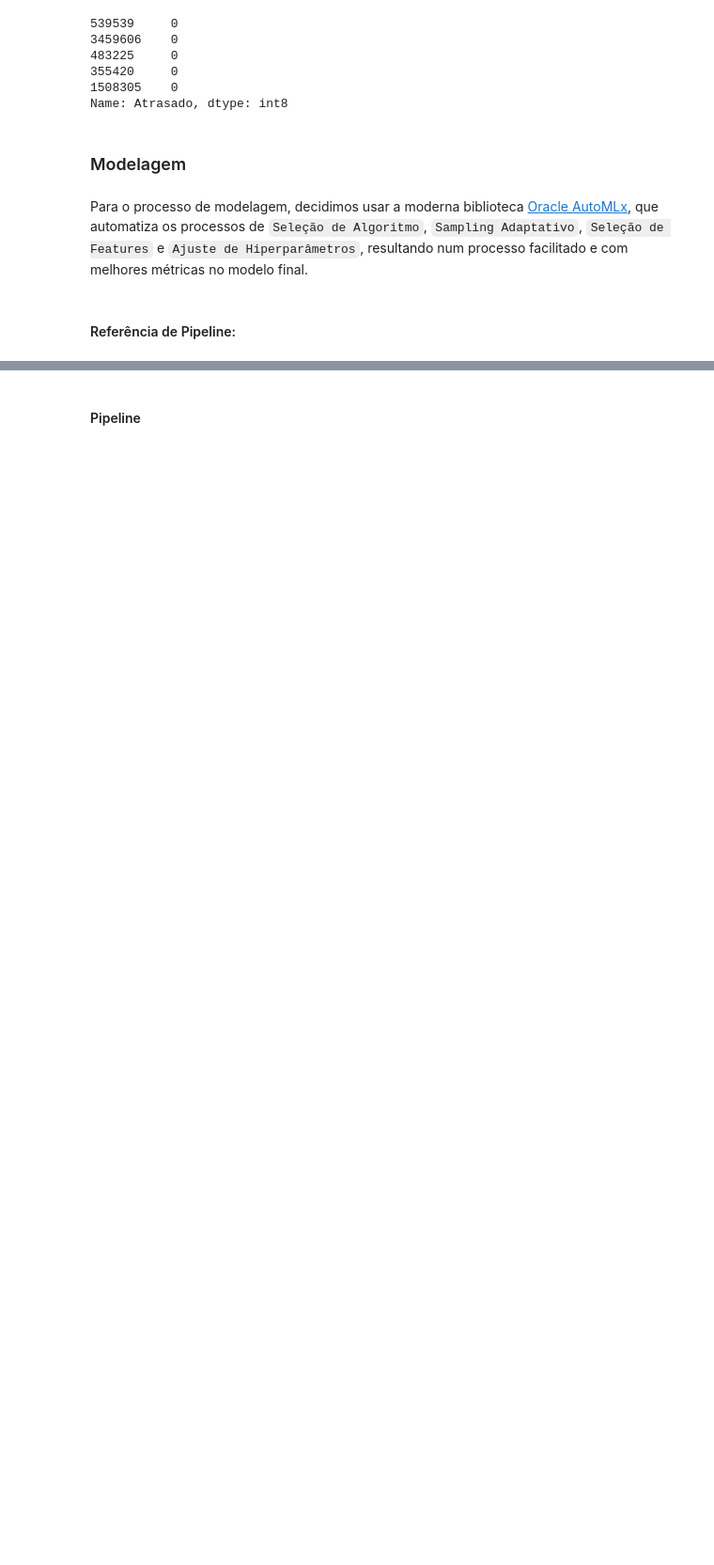
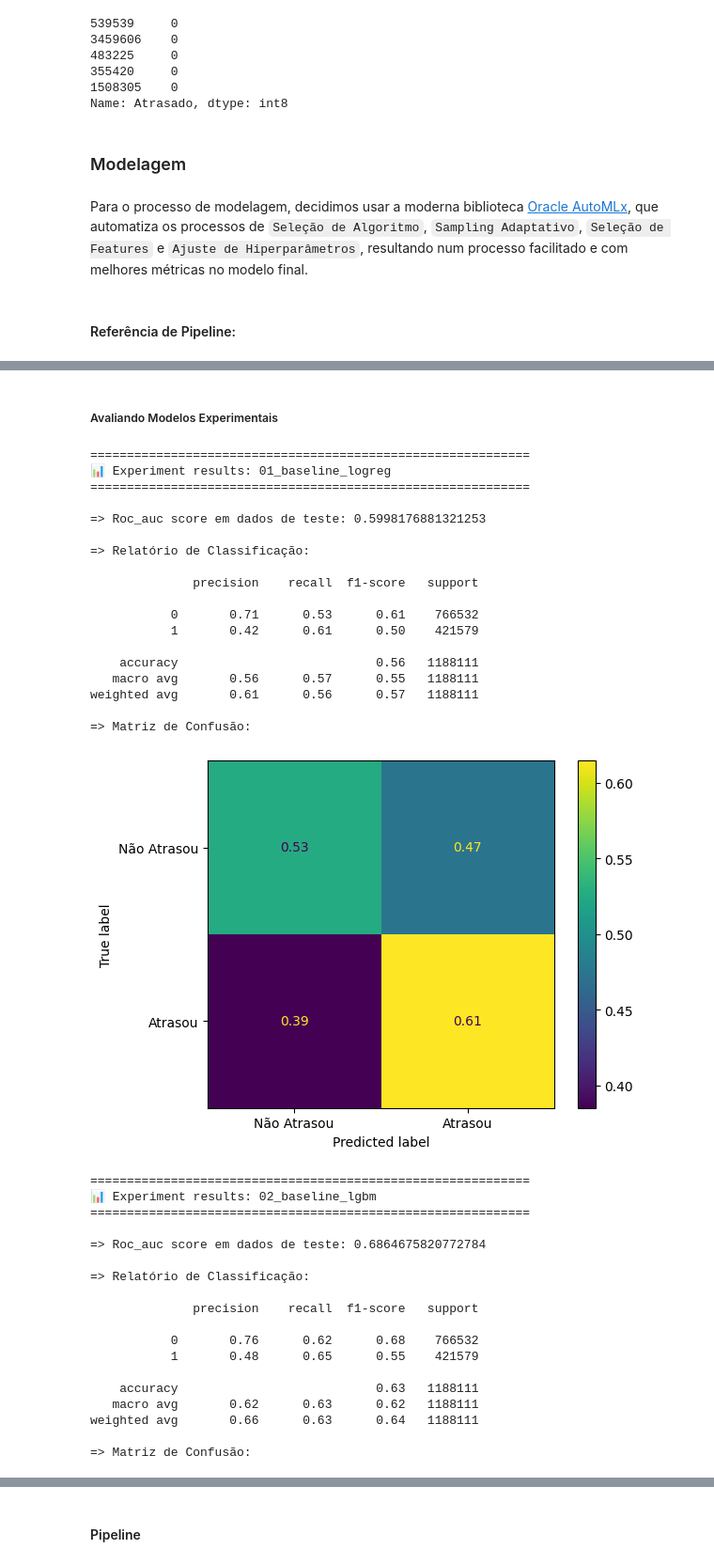
Before and after one commit to RavyBomfim/FlightOnTime-DataScience, a Jupyter notebook: main.ipynb, the cells around one changed output, grey strips where cells are left out. Shown at 94% size. Saved outputs shown, nothing was run; the diff lists cells and outputs as text; code cells hidden in the pictures; blank space fills up the shorter version.

Commit message:
feature: experimentação de pipelines do autoMLx

```diff
--- a/main.ipynb
+++ b/main.ipynb
@@ -350,0 +501,2 @@ est1 = custom_pipeline.fit(
+# %%
+experimental_models = load_experimental_models(PIPELINE_CONFIGS)
@@ -350,0 +514,46 @@ est1 = custom_pipeline.fit(
+# %% [markdown]
+##### Avaliando Modelos Experimentais
+# %%
+evaluate_experimental_models(
+    experimental_models=experimental_models,
+    X_test=X_test,
+    y_test=y_test,
+)
+# %% [output]
+============================================================
+📊 Experiment results: 01_baseline_logreg
+============================================================
+
+=> Roc_auc score em dados de teste: 0.5998176881321253
+
+=> Relatório de Classificação:
+
+              precision    recall  f1-score   support
+
+           0       0.71      0.53      0.61    766532
+           1       0.42      0.61      0.50    421579
+
+    accuracy                           0.56   1188111
+   macro avg       0.56      0.57      0.55   1188111
+weighted avg       0.61      0.56      0.57   1188111
+
+=> Matriz de Confusão:
+[figure, added]
+============================================================
+📊 Experiment results: 02_baseline_lgbm
+============================================================
+
+=> Roc_auc score em dados de teste: 0.6864675820772784
+
+=> Relatório de Classificação:
+
+              precision    recall  f1-score   support
+
+           0       0.76      0.62      0.68    766532
+           1       0.48      0.65      0.55    421579
+
+    accuracy                           0.63   1188111
+   macro avg       0.62      0.63      0.62   1188111
+weighted avg       0.66      0.63      0.64   1188111
+
+=> Matriz de Confusão:
```
Also changed, not shown: parts of 33 cells of this notebook, 13 other files.
